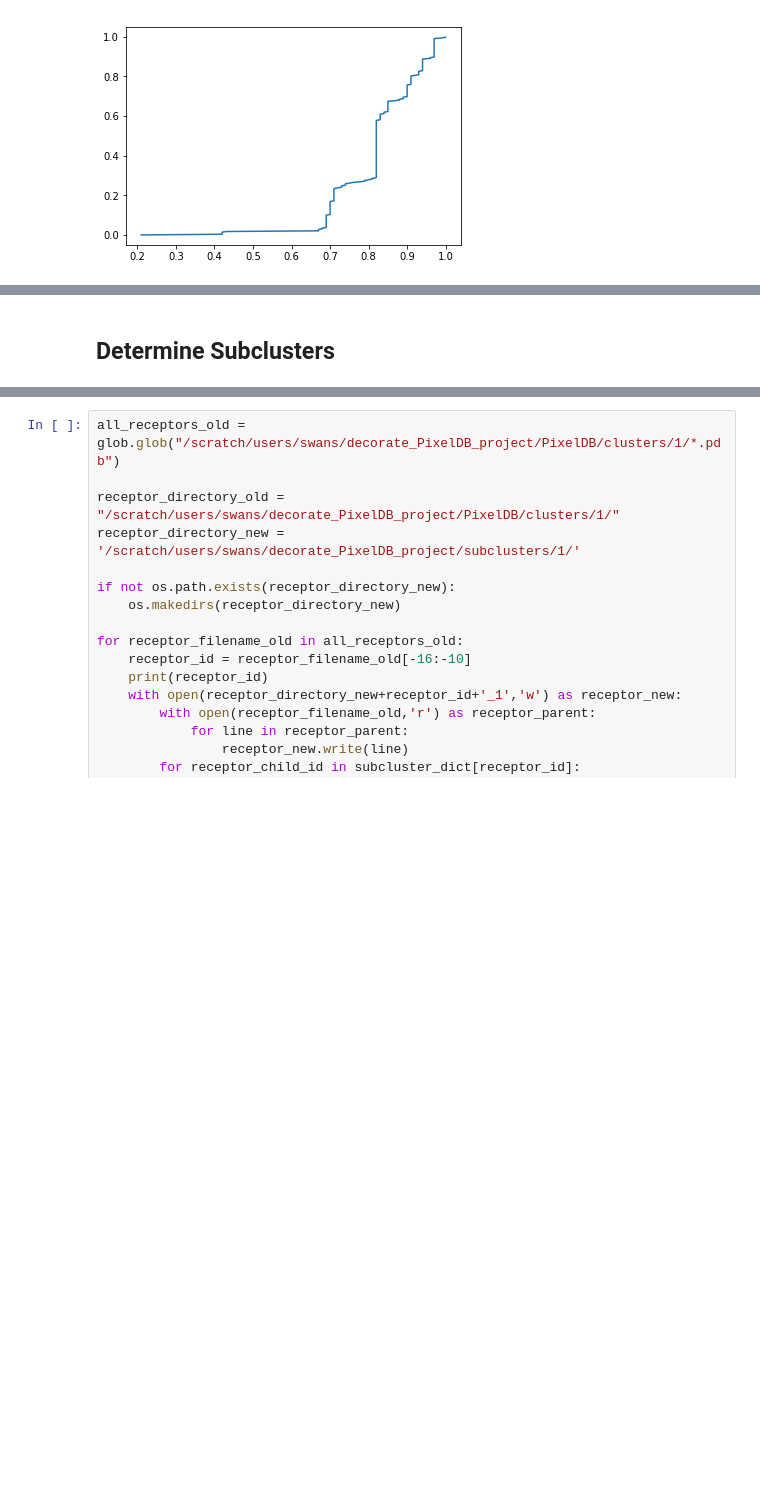
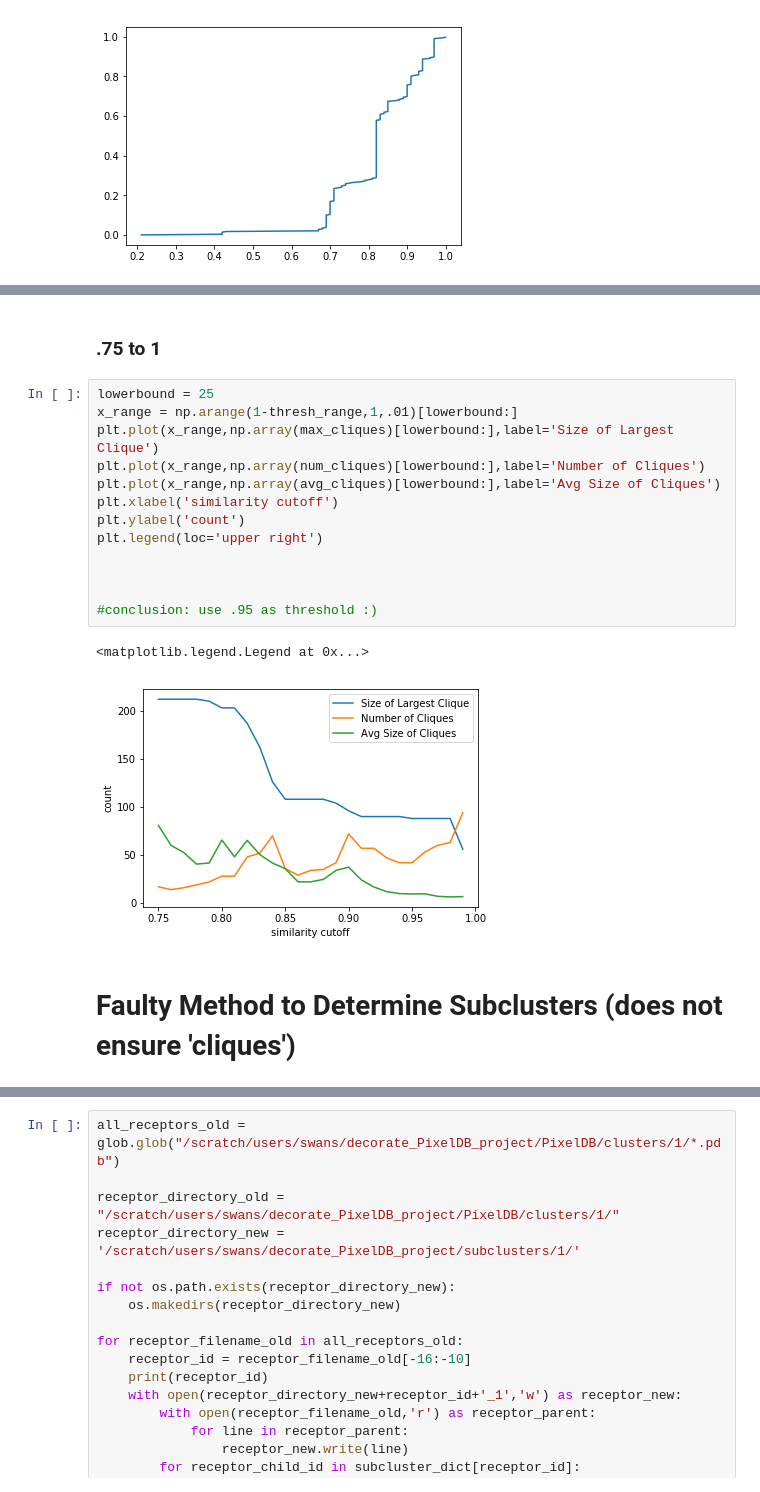
Before and after one commit to vince1589/PixelDB_decorate, a Jupyter notebook: 160718_pixeldb-subclusters_SS.ipynb, the cells around one changed output, grey strips where cells are left out. Saved outputs shown, nothing was run; the diff lists cells and outputs as text; blank space fills up the shorter version.

Commit message:
completed subcluster script

```diff
--- a/160718_pixeldb-subclusters_SS.ipynb
+++ b/160718_pixeldb-subclusters_SS.ipynb
@@ -96,5 +190,23 @@ plt.plot(vec,(np.arange(0,len(vec))/291))
+# %% [markdown]
+### .75 to 1
+# %%
+lowerbound = 25
+x_range = np.arange(1-thresh_range,1,.01)[lowerbound:]
+plt.plot(x_range,np.array(max_cliques)[lowerbound:],label='Size of Largest Clique')
+plt.plot(x_range,np.array(num_cliques)[lowerbound:],label='Number of Cliques')
+plt.plot(x_range,np.array(avg_cliques)[lowerbound:],label='Avg Size of Cliques')
+plt.xlabel('similarity cutoff')
+plt.ylabel('count')
+plt.legend(loc='upper right')
+
+
+
+#conclusion: use .95 as threshold :)
+# %% [output]
+<matplotlib.legend.Legend at 0x...>
+[figure, added]
 # %% [markdown]
-## Determine Subclusters
+# Faulty Method to Determine Subclusters (does not ensure 'cliques')
 # %%
 #set parameters
 similarity_threshold = .95
```
Also changed, not shown: parts of 39 cells of this notebook.
